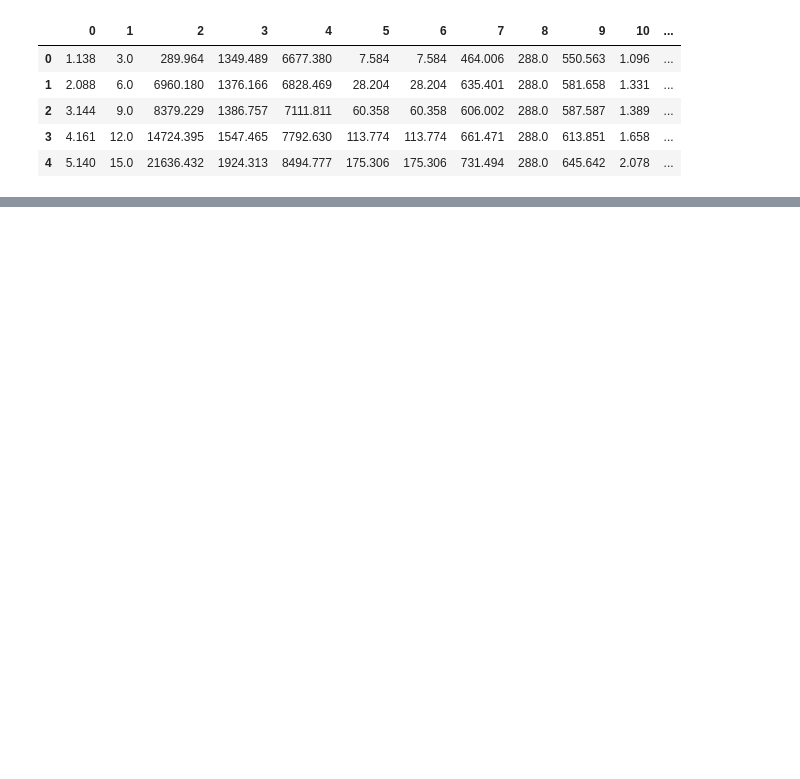
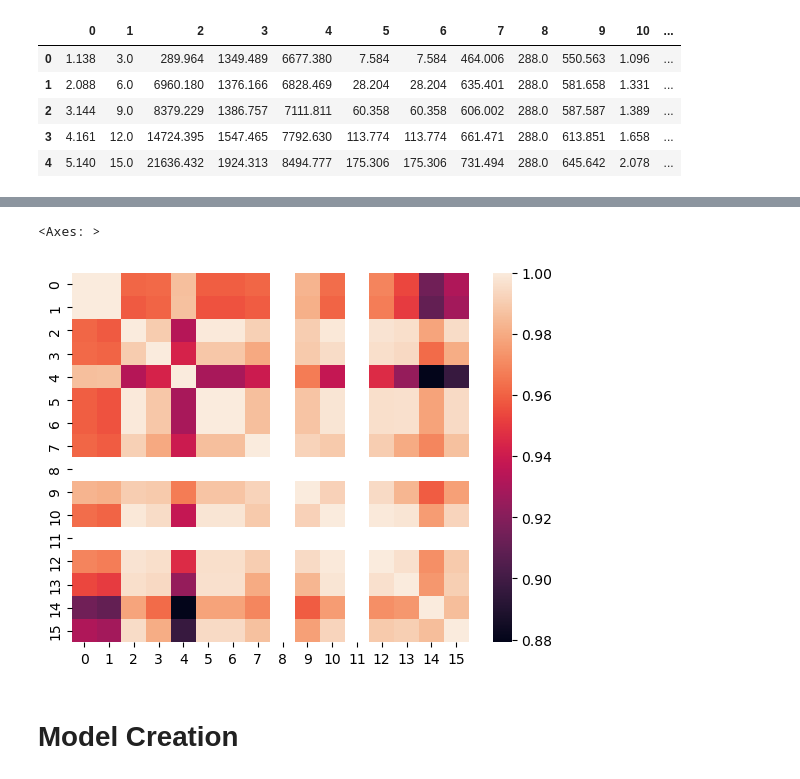
Before and after one commit to Scod3lla/zenml-ETE-pipeline, a Jupyter notebook: test_notebook.ipynb, the cells around one changed output, grey strips where cells are left out. Drawn from its saved outputs; the diff is of its cells as text; code cells hidden in the pictures; blank space fills up the shorter version.

```diff
--- a/test_notebook.ipynb
+++ b/test_notebook.ipynb
@@ -18,0 +33,4 @@ data.head()
+# %%
+cormat = data.iloc[:,:-2].corr()
+
+round(cormat,2)
@@ -19,3 +55,12 @@ data.head()
+# %%
+import seaborn as sns
+
+sns.heatmap(cormat)
+# %% [output]
+<Axes: >
+[figure, added]
+# %% [markdown]
+# Model Creation
 # %%
 from torch.utils.data.dataset import Dataset
 
```
Also changed, not shown: parts of 5 cells of this notebook, 4 other files.
